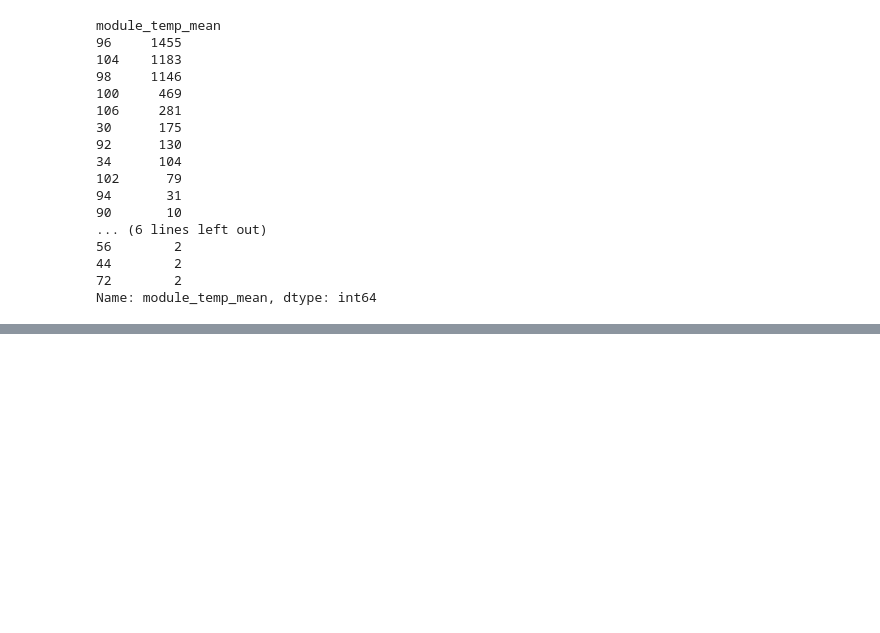
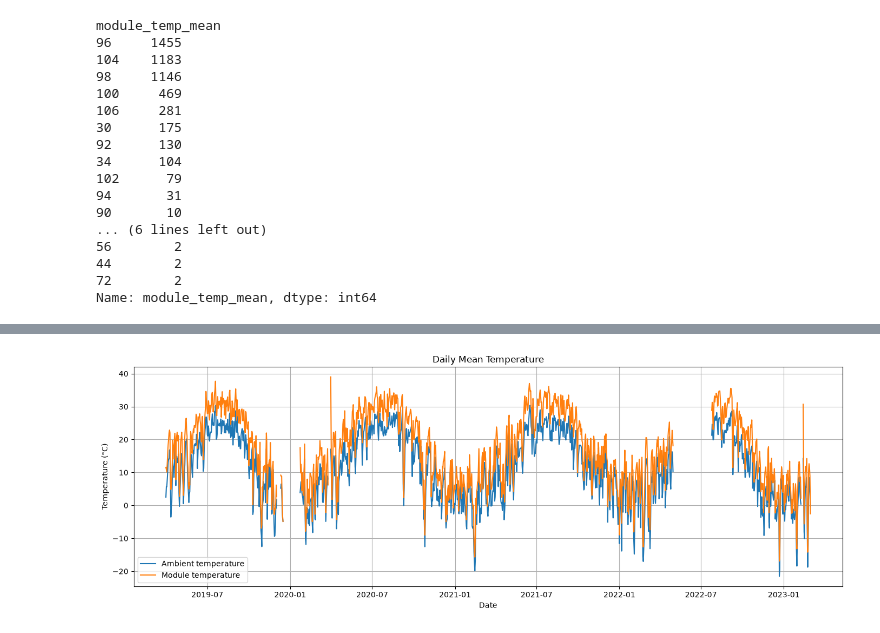
Before and after one commit to SantiToled0/solar-mlops, a Jupyter notebook: notebooks/01_exploration.ipynb, the cells around one changed output, grey strips where cells are left out. Drawn from its saved outputs; the diff is of its cells as text; code cells hidden in the pictures; blank space fills up the shorter version.

```diff
--- a/notebooks/01_exploration.ipynb
+++ b/notebooks/01_exploration.ipynb
@@ -591,0 +615,31 @@ nan_blocks.sort_values(
+# %%
+daily_temp = (
+    df.set_index("timestamp")
+      [["ambient_temp", "module_temp_mean"]]
+      .resample("D")
+      .mean()
+)
+# %%
+plt.figure(figsize=(14, 5))
+
+plt.plot(
+    daily_temp.index,
+    daily_temp["ambient_temp"],
+    label="Ambient temperature"
+)
+
+plt.plot(
+    daily_temp.index,
+    daily_temp["module_temp_mean"],
+    label="Module temperature"
+)
+
+plt.xlabel("Date")
+plt.ylabel("Temperature (°C)")
+plt.title("Daily Mean Temperature")
+plt.legend()
+plt.grid(True)
+plt.tight_layout()
+plt.show()
+# %% [output]
+[figure, added]
```
Also changed, not shown: parts of 20 cells of this notebook.
